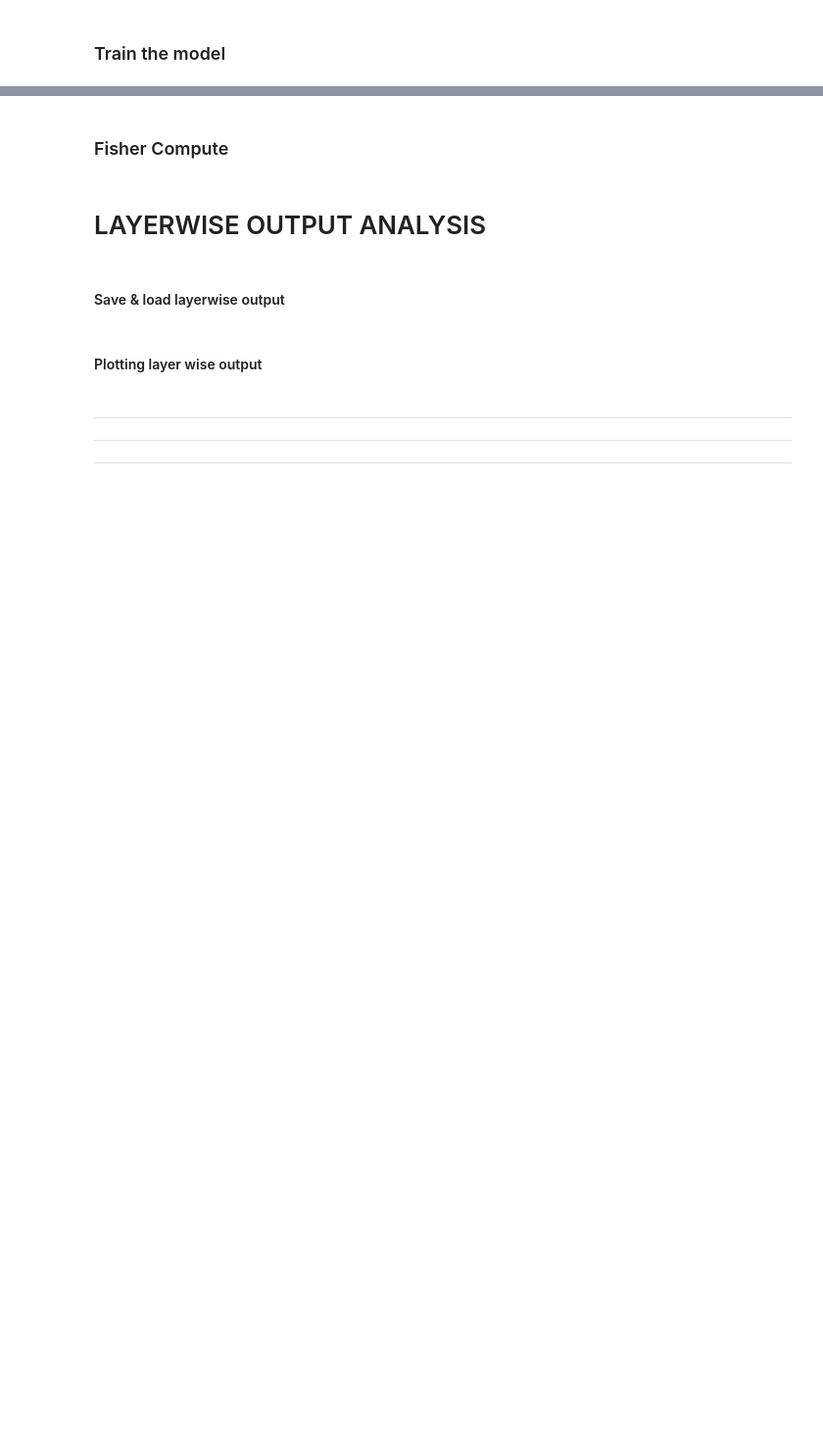
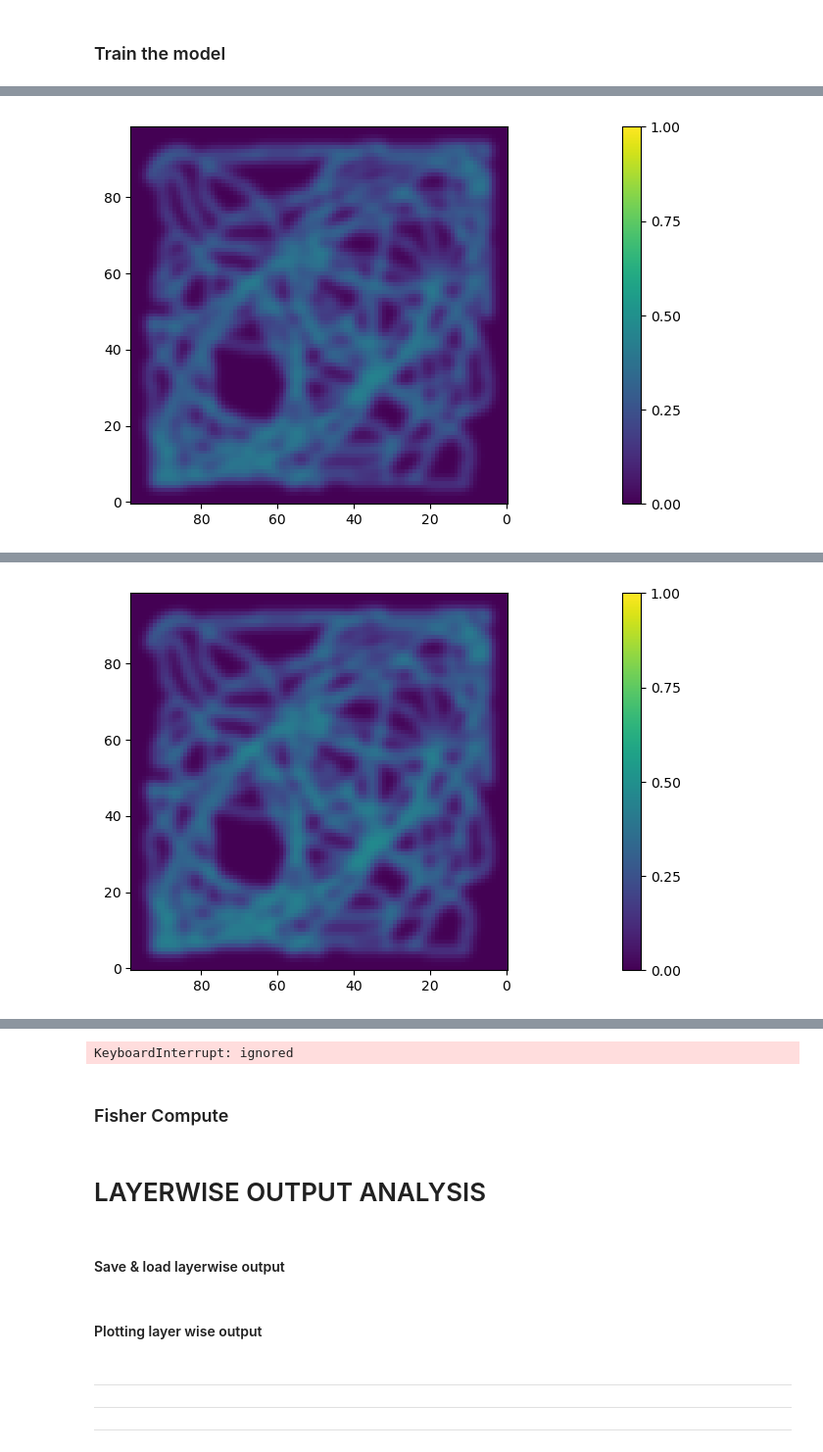
Before and after one commit to jarvez31/Object_representation_model, a Jupyter notebook: Obj_graph_mlp_catasforge_local2.ipynb, the cells around one changed output, grey strips where cells are left out. Shown at 98% size. Saved outputs shown, nothing was run; the diff lists cells and outputs as text; code cells hidden in the pictures; blank space fills up the shorter version.

```diff
--- a/Obj_graph_mlp_catasforge_local2.ipynb
+++ b/Obj_graph_mlp_catasforge_local2.ipynb
@@ -46,6 +50,6 @@ from numpy import matlib
 from progressbar import ProgressBar
 import tensorflow_model_optimization as tfmot
 from matplotlib import cm
-main = " "
+main = "Bharat_local_runs/"
 # %%
 #@title Setup Parameters
@@ -242,35 +299,48 @@ if Retrain:
 # %% [markdown]
 ### Train the model
 # %%
-for ii in range(epochs):
-    num_images = pos[0]-1
-    loss = []
-    val_loss = []
-    history = model.fit(
-              [sub_imgs_t[0], sub_pi_t[0]],
-              sub_r_t[0],
-              epochs = 1,
-              batch_size = 1 ,
-              validation_data = ([sub_imgs_t[1], sub_pi_t[1]], sub_r_t[1]),
-              shuffle = True)
+if Retrain or Train:
 
-    predicted_r = model.predict(comp_data)
+  img_ind = np.where(sub_r_t[0] == 1)
 
-    print(ii)
-    ot = predicted_r
-    thresh = np.min(ot)*0
-    firr = np.nonzero(ot!=thresh)
-    firposgrid = pos[firr[0], :]
-    firing_map = firing_rate_map(firposgrid, ot, firr, title)
-    plt.imshow(firing_map, origin= 'upper')
-    firing_map = firing_rate_map(firposgrid, ot, firr, title)
-    plt.imshow(firing_map, origin= 'upper')
-    plt.colorbar()
-    ax=plt.gca()                            # get the axis
-    ax.set_ylim(ax.get_ylim()[::-1])        # invert the axis
-    ax.set_xlim(ax.get_xlim()[::-1])
-    plt.show()
+  if (model.loss == custom_lr_loss) and False:
+    train_dat = [sub_imgs_t[0][img_ind], sub_pi_t[0][img_ind]]
+    train_tar = sub_r_t[0][img_ind]
+  else:
+    train_dat = [sub_imgs_t[0], sub_pi_t[0]]
+    train_tar = sub_r_t[0]
 
-model.save(fol+ new_model_n +".h5")
-wts = model.weights
-print(wts[-1])
+  for ii in range(epochs):
+      num_images = pos[0]-1
+      loss = []
+      val_loss = []
+      history = model.fit(
+                train_dat,
+                train_tar,
+                epochs = 1,
+                batch_size = 1 ,
+                validation_data = ([sub_imgs_t[1], sub_pi_t[1]], sub_r_t[1]),
+                shuffle = True)
+
+      predicted_r = model.predict(comp_data)
+
+      print(ii)
+      ot = predicted_r
+      thresh = np.min(ot)*0
+      firr = np.nonzero(ot!=thresh)
+      firposgrid = pos[firr[0], :]
+      firing_map = firing_rate_map(firposgrid, ot, firr, title)
+      plt.imshow(firing_map, origin= 'upper')
+      firing_map = firing_rate_map(firposgrid, ot, firr, title)
+      plt.imshow(firing_map, origin= 'upper')
+      plt.colorbar(ticks = np.linspace(0, 1, 5))
+      plt.clim(0,1)
+      ax=plt.gca()                            # get the axis
+      ax.set_ylim(ax.get_ylim()[::-1])        # invert the axis
+      ax.set_xlim(ax.get_xlim()[::-1])
+      plt.show()
+
+  model.save(fol+ new_model_n +".h5")
+  wts = model.weights
+  print(wts[-1])
+# %% [output]
@@ -276,0 +350 @@ print(wts[-1])
+[figure, added]
@@ -276,0 +354 @@ print(wts[-1])
+[figure, added]
@@ -276,0 +359 @@ print(wts[-1])
+KeyboardInterrupt: ignored
```
Also changed, not shown: parts of 14 cells of this notebook.
